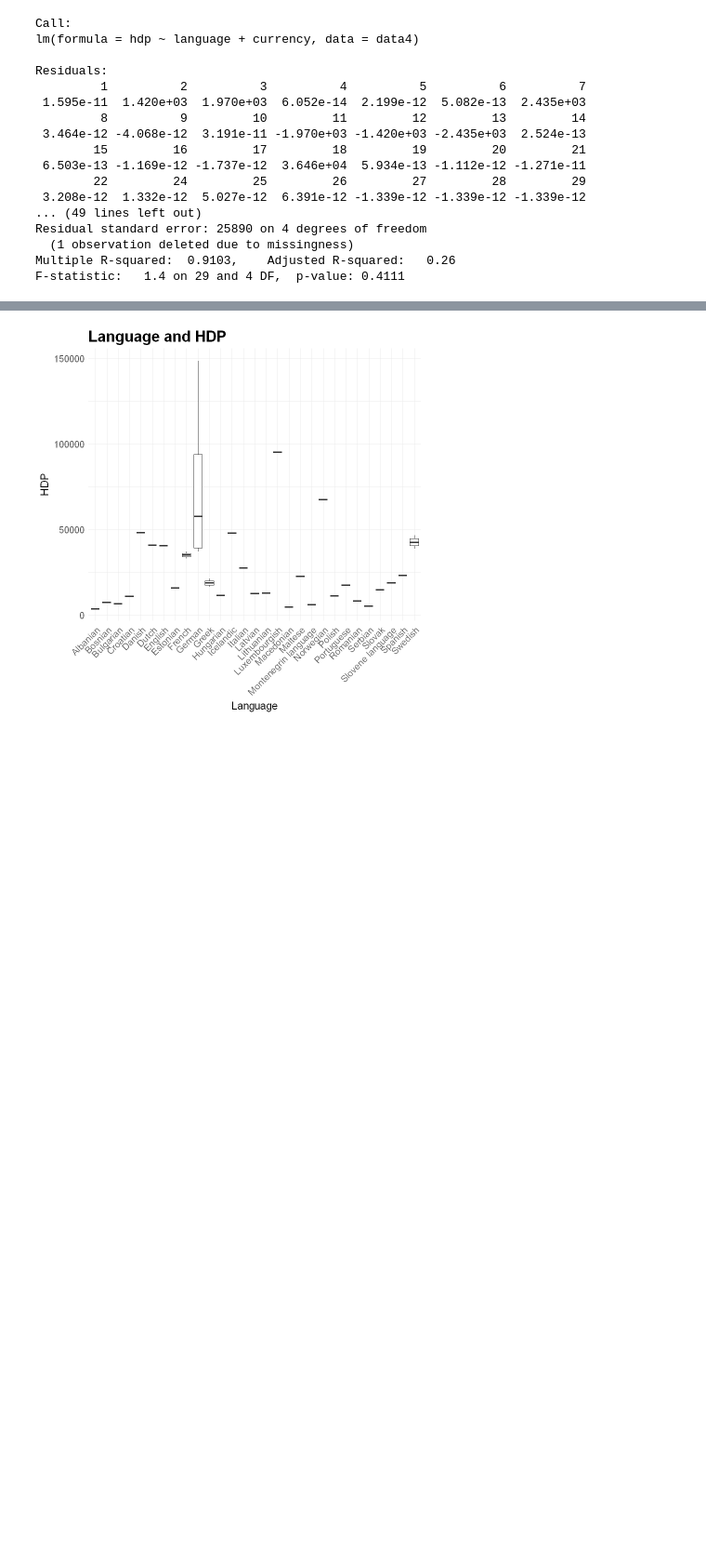
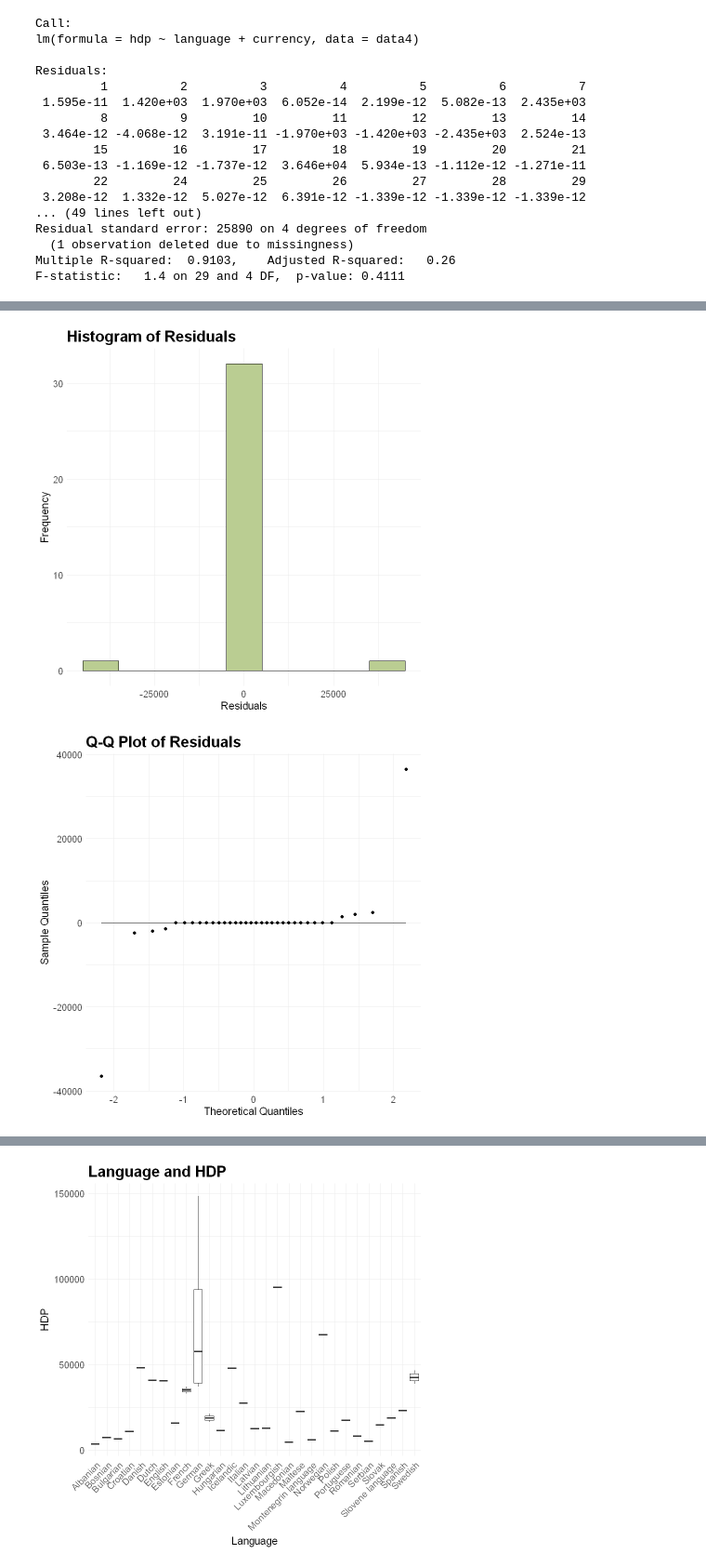
Before and after one commit to SychovaDaria/Prs, a Jupyter notebook: project 3/SP3.ipynb, the cells around one changed output, grey strips where cells are left out. Shown at 93% size. Cells and saved outputs as stored; diff of their text form; code cells hidden in the pictures; blank space fills up the shorter version.

```diff
--- a/project 3/SP3.ipynb
+++ b/project 3/SP3.ipynb
@@ -624,0 +804,38 @@ Model lineární regrese ukazuje, že ani jazyk ani měna nemají statisticky v
+# %%
+# Histogram of residuals
+ggplot(data = data.frame(residuals = resid(model2)), aes(x = residuals)) +
+  geom_histogram(binwidth = 10000, fill = "#BACD92", color = "black") +
+  labs(title = "Histogram of Residuals",
+       x = "Residuals",
+       y = "Frequency") +
+  theme_minimal() +
+  theme(plot.title = element_text(size = 20, face = "bold"),
+        axis.text = element_text(size = 12),
+        axis.title = element_text(size = 14))
+
+# Q-Q plot of residuals
+ggplot(data = data.frame(residuals = resid(model2)), aes(sample = residuals)) +
+  stat_qq() +
+  stat_qq_line() +
+  labs(title = "Q-Q Plot of Residuals",
+       x = "Theoretical Quantiles",
+       y = "Sample Quantiles") +
+  theme_minimal() +
+  theme(plot.title = element_text(size = 20, face = "bold"),
+        axis.text = element_text(size = 12),
+        axis.title = element_text(size = 14))
+
+# Plot of residuals vs fitted values
+ggplot(data = data.frame(fitted_values = fitted(model2), residuals = resid(model2)),
+                              aes(x = fitted_values, y = residuals)) +
+  geom_point(fill = "#FCFFE0", color = "black") +
+  labs(title = "Residuals vs Fitted Values",
+       x = "Fitted Values",
+       y = "Residuals") +
+  theme_minimal() +
+  theme(plot.title = element_text(size = 20, face = "bold"),
+        axis.text = element_text(size = 12),
+        axis.title = element_text(size = 14))
+# %% [output]
+[figure, added]
+[figure, added]
```
Also changed, not shown: parts of 29 cells of this notebook.
